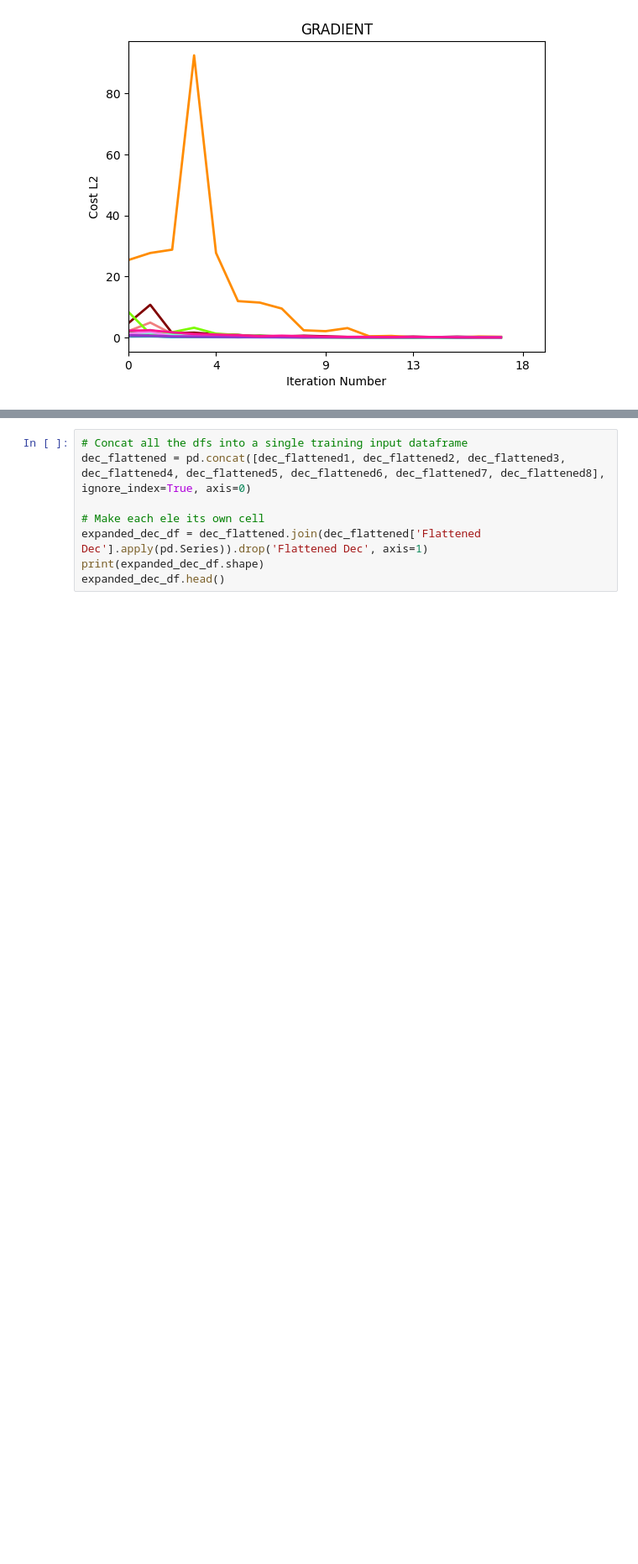
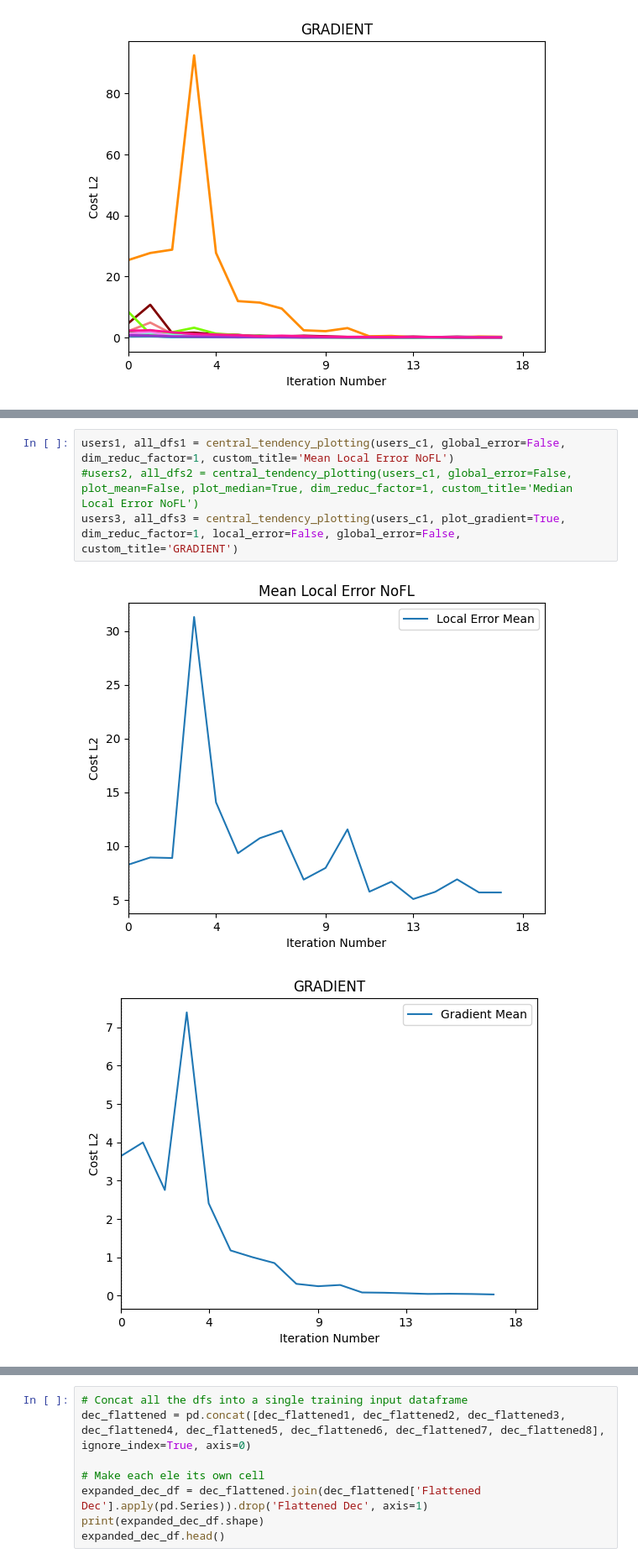
Before and after one commit to kdmalc/personalization-privacy-risk, a Jupyter notebook: 300_FL_Dec_Privacy.ipynb, the cells around one changed output, grey strips where cells are left out. Shown at 84% size. Drawn from its saved outputs; the diff is of its cells as text; blank space fills up the shorter version.

```diff
--- a/300_FL_Dec_Privacy.ipynb
+++ b/300_FL_Dec_Privacy.ipynb
@@ -99,3 +105,10 @@ condensed_external_plotting(users_c1, 'local', plot_gradient=True, dim_reduc_fac
+# %%
+users1, all_dfs1 = central_tendency_plotting(users_c1, global_error=False, dim_reduc_factor=1, custom_title='Mean Local Error NoFL')
+#users2, all_dfs2 = central_tendency_plotting(users_c1, global_error=False, plot_mean=False, plot_median=True, dim_reduc_factor=1, custom_title='Median Local Error NoFL')
+users3, all_dfs3 = central_tendency_plotting(users_c1, plot_gradient=True, dim_reduc_factor=1, local_error=False, global_error=False, custom_title='GRADIENT')
+# %% [output]
+[figure, added]
+[figure, added]
 # %%
 users_c2 = [Client(i, cond2b1_AllInitDecs_list[i], 'FullScipyMinStep', cond2b1_dict_list[i], 'advance_each_iter', global_method='NoFL', track_cost_components=True, normalize_EMG=False, PCA_comps=64, condition_number=2, delay_scaling=0) for i in range(14)]
 global_c2 = Server(-1, D_0, 'NoFL', users_c2, PCA_comps=64)
```
Also changed, not shown: parts of 11 cells of this notebook, 1 other file.
